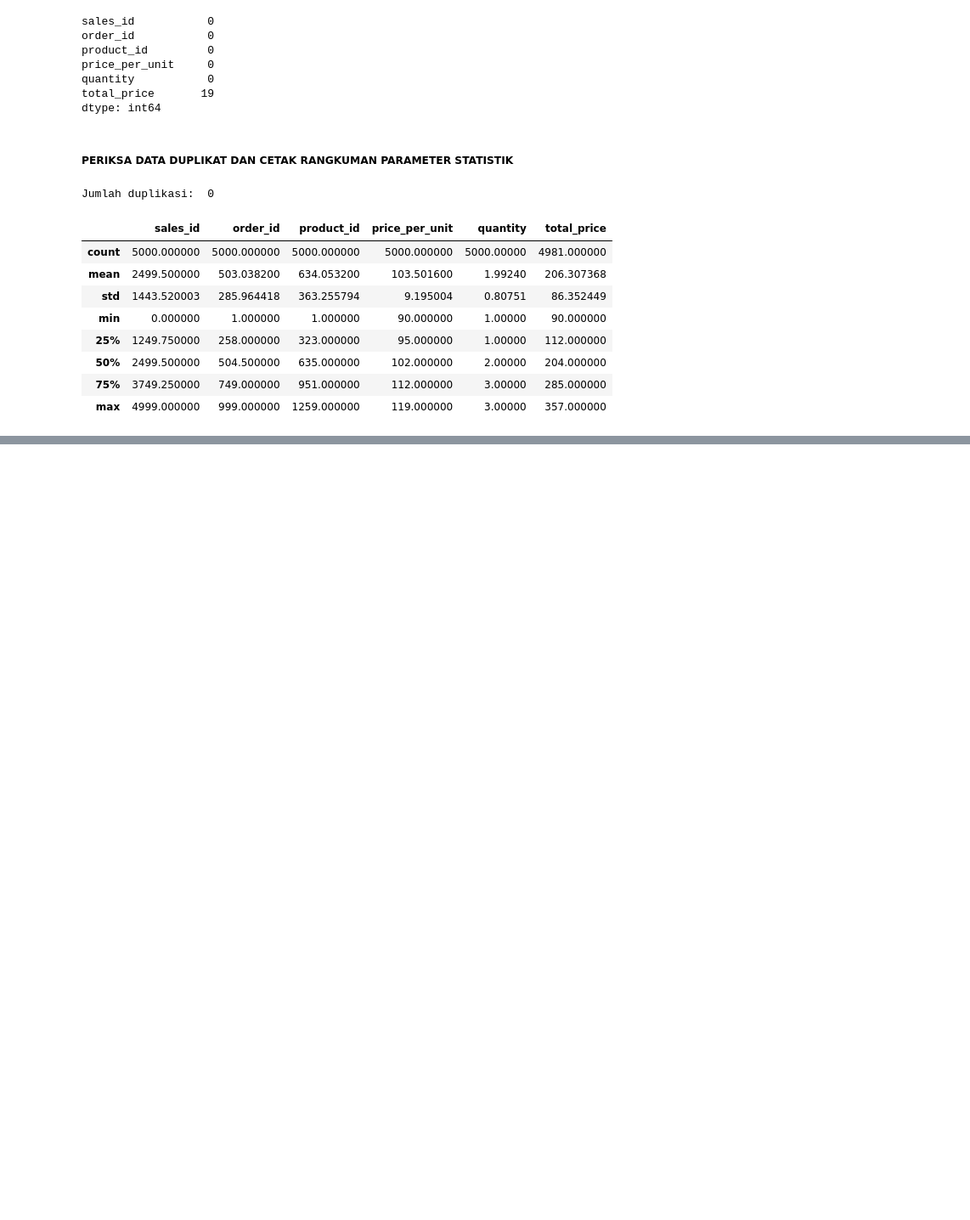
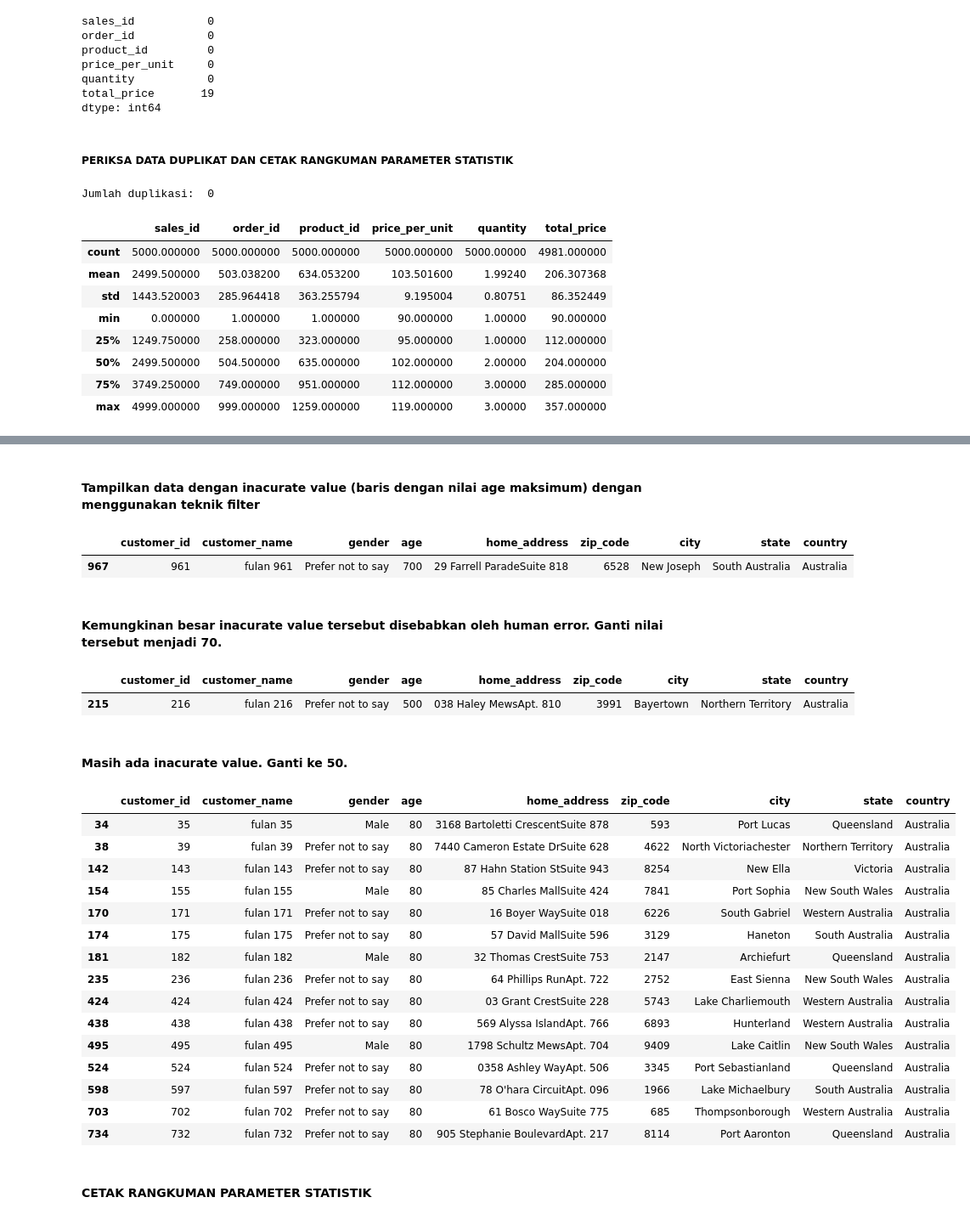
Before and after one commit to drewjd27/latihan_analisis_data, a Jupyter notebook: notebook.ipynb, the cells around one changed output, grey strips where cells are left out. Shown at 85% size. Drawn from its saved outputs; the diff is of its cells as text; code cells hidden in the pictures; blank space fills up the shorter version.

```diff
--- a/notebook.ipynb
+++ b/notebook.ipynb
@@ -229,0 +279,2 @@ Jumlah duplikasi:  0
+# %%
+customers_df.fillna(value="Prefer not to say", inplace=True)
@@ -229,0 +298,39 @@ Jumlah duplikasi:  0
+# %% [markdown]
+#### Tampilkan data dengan inacurate value (baris dengan nilai age maksimum) dengan menggunakan teknik filter
+# %%
+customers_df[customers_df.age == customers_df.age.max()]
+# %% [output]
+|  | customer_id | customer_name | gender | age | home_address | zip_code | city | state | country |
+| 967 | 961 | fulan 961 | Prefer not to say | 700 | 29 Farrell ParadeSuite 818 | 6528 | New Joseph | South Australia | Australia |
+# %% [markdown]
+#### Kemungkinan besar inacurate value tersebut disebabkan oleh human error. Ganti nilai tersebut menjadi 70.
+# %%
+customers_df.age.replace(customers_df.age.max(), 70, inplace=True)
+customers_df[customers_df.age == customers_df.age.max()]
+# %% [output]
+|  | customer_id | customer_name | gender | age | home_address | zip_code | city | state | country |
+| 215 | 216 | fulan 216 | Prefer not to say | 500 | 038 Haley MewsApt. 810 | 3991 | Bayertown | Northern Territory | Australia |
+# %% [markdown]
+#### Masih ada inacurate value. Ganti ke 50.
+# %%
+customers_df.age.replace(customers_df.age.max(), 50, inplace=True)
+customers_df[customers_df.age == customers_df.age.max()]
+# %% [output]
+|  | customer_id | customer_name | gender | age | home_address | zip_code | city | state | country |
+| 34 | 35 | fulan 35 | Male | 80 | 3168 Bartoletti CrescentSuite 878 | 593 | Port Lucas | Queensland | Australia |
+| 38 | 39 | fulan 39 | Prefer not to say | 80 | 7440 Cameron Estate DrSuite 628 | 4622 | North Victoriachester | Northern Territory | Australia |
+| 142 | 143 | fulan 143 | Prefer not to say | 80 | 87 Hahn Station StSuite 943 | 8254 | New Ella | Victoria | Australia |
+| 154 | 155 | fulan 155 | Male | 80 | 85 Charles MallSuite 424 | 7841 | Port Sophia | New South Wales | Australia |
+| 170 | 171 | fulan 171 | Prefer not to say | 80 | 16 Boyer WaySuite 018 | 6226 | South Gabriel | Western Australia | Australia |
+| 174 | 175 | fulan 175 | Prefer not to say | 80 | 57 David MallSuite 596 | 3129 | Haneton | South Australia | Australia |
+| 181 | 182 | fulan 182 | Male | 80 | 32 Thomas CrestSuite 753 | 2147 | Archiefurt | Queensland | Australia |
+| 235 | 236 | fulan 236 | Prefer not to say | 80 | 64 Phillips RunApt. 722 | 2752 | East Sienna | New South Wales | Australia |
+| 424 | 424 | fulan 424 | Prefer not to say | 80 | 03 Grant CrestSuite 228 | 5743 | Lake Charliemouth | Western Australia | Australia |
+| 438 | 438 | fulan 438 | Prefer not to say | 80 | 569 Alyssa IslandApt. 766 | 6893 | Hunterland | Western Australia | Australia |
+| 495 | 495 | fulan 495 | Male | 80 | 1798 Schultz MewsApt. 704 | 9409 | Lake Caitlin | New South Wales | Australia |
+| 524 | 524 | fulan 524 | Prefer not to say | 80 | 0358 Ashley WayApt. 506 | 3345 | Port Sebastianland | Queensland | Australia |
+| 598 | 597 | fulan 597 | Prefer not to say | 80 | 78 O'hara CircuitApt. 096 | 1966 | Lake Michaelbury | South Australia | Australia |
+| 703 | 702 | fulan 702 | Prefer not to say | 80 | 61 Bosco WaySuite 775 | 685 | Thompsonborough | Western Australia | Australia |
+| 734 | 732 | fulan 732 | Prefer not to say | 80 | 905 Stephanie BoulevardApt. 217 | 8114 | Port Aaronton | Queensland | Australia |
+# %% [markdown]
+#### CETAK RANGKUMAN PARAMETER STATISTIK
```
Also changed, not shown: parts of 80 cells of this notebook.
